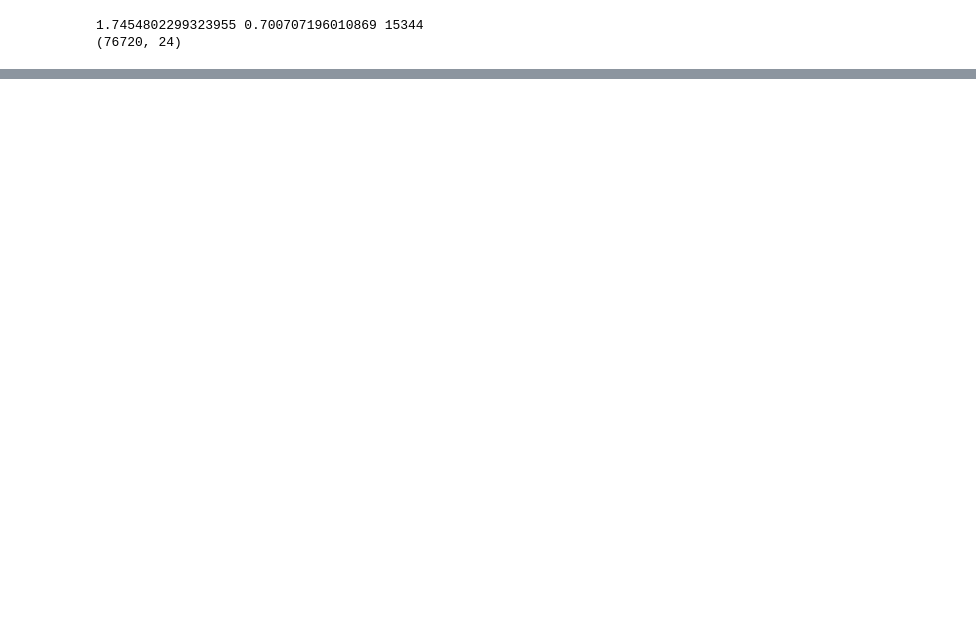
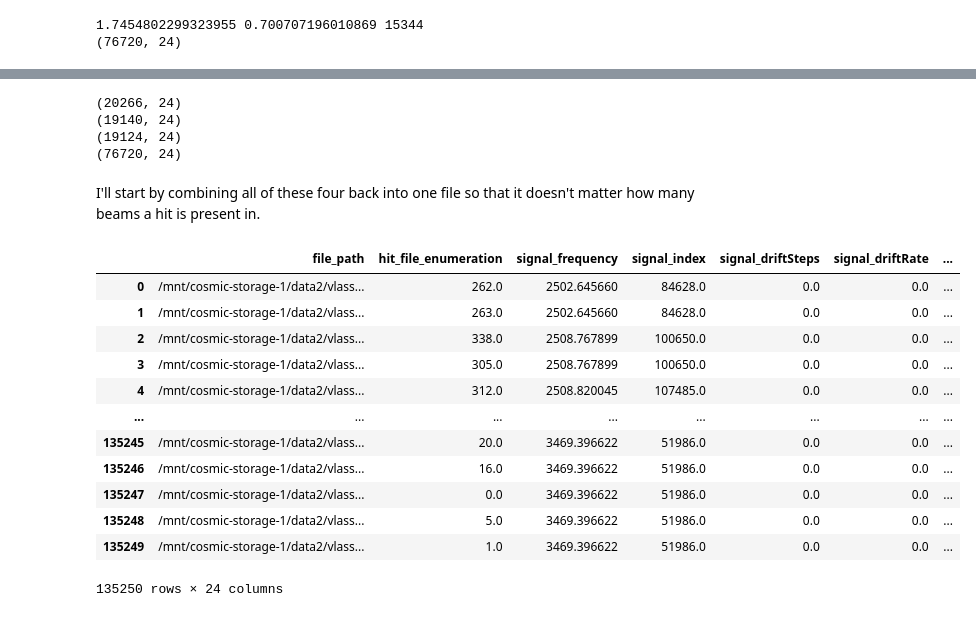
Before and after one commit to lucyjsteffes/breakthrough_listen_cosmic, a Jupyter notebook: Comparing_Power_Levels.ipynb, the cells around one changed output, grey strips where cells are left out. Saved outputs shown, nothing was run; the diff lists cells and outputs as text; code cells hidden in the pictures; blank space fills up the shorter version.

```diff
--- a/Comparing_Power_Levels.ipynb
+++ b/Comparing_Power_Levels.ipynb
@@ -318,0 +325,42 @@ f.close()
+# %%
+with open('../../Pickle_Files/short_list_2_hits.pkl', 'rb') as f:
+    sl_hit_2 = pickle.load(f)
+print(sl_hit_2.shape)
+
+with open('../../Pickle_Files/short_list_3_hits.pkl', 'rb') as f:
+    sl_hit_3 = pickle.load(f)
+print(sl_hit_3.shape)
+
+with open('../../Pickle_Files/short_list_4_hits.pkl', 'rb') as f:
+    sl_hit_4 = pickle.load(f)
+print(sl_hit_4.shape)
+
+with open('../../Pickle_Files/short_list_5_hits.pkl', 'rb') as f:
+    sl_hit_5 = pickle.load(f)
+print(sl_hit_5.shape)
+# %% [output]
+(20266, 24)
+(19140, 24)
+(19124, 24)
+(76720, 24)
+# %% [markdown]
+I'll start by combining all of these four back into one file so that it doesn't matter how many beams a hit is present in.
+# %%
+intermediate_frame_1 = sl_hit_2.append(sl_hit_3, ignore_index = True)
+intermediate_frame_2 = intermediate_frame_1.append(sl_hit_4, ignore_index = True)
+intermediate_frame_3 = intermediate_frame_2.append(sl_hit_5, ignore_index = True)
+display(intermediate_frame_3)
+# %% [output]
+|  | file_path | hit_file_enumeration | signal_frequency | signal_index | signal_driftSteps | signal_driftRate | ... |
+| 0 | /mnt/cosmic-storage-1/data2/vlass... | 262.0 | 2502.645660 | 84628.0 | 0.0 | 0.0 | ... |
+| 1 | /mnt/cosmic-storage-1/data2/vlass... | 263.0 | 2502.645660 | 84628.0 | 0.0 | 0.0 | ... |
+| 2 | /mnt/cosmic-storage-1/data2/vlass... | 338.0 | 2508.767899 | 100650.0 | 0.0 | 0.0 | ... |
+| 3 | /mnt/cosmic-storage-1/data2/vlass... | 305.0 | 2508.767899 | 100650.0 | 0.0 | 0.0 | ... |
+| 4 | /mnt/cosmic-storage-1/data2/vlass... | 312.0 | 2508.820045 | 107485.0 | 0.0 | 0.0 | ... |
+| ... | ... | ... | ... | ... | ... | ... | ... |
+| 135245 | /mnt/cosmic-storage-1/data2/vlass... | 20.0 | 3469.396622 | 51986.0 | 0.0 | 0.0 | ... |
+| 135246 | /mnt/cosmic-storage-1/data2/vlass... | 16.0 | 3469.396622 | 51986.0 | 0.0 | 0.0 | ... |
+| 135247 | /mnt/cosmic-storage-1/data2/vlass... | 0.0 | 3469.396622 | 51986.0 | 0.0 | 0.0 | ... |
+| 135248 | /mnt/cosmic-storage-1/data2/vlass... | 5.0 | 3469.396622 | 51986.0 | 0.0 | 0.0 | ... |
+| 135249 | /mnt/cosmic-storage-1/data2/vlass... | 1.0 | 3469.396622 | 51986.0 | 0.0 | 0.0 | ... |
+135250 rows × 24 columns
```
Also changed, not shown: parts of 20 cells of this notebook, 1 other file.
